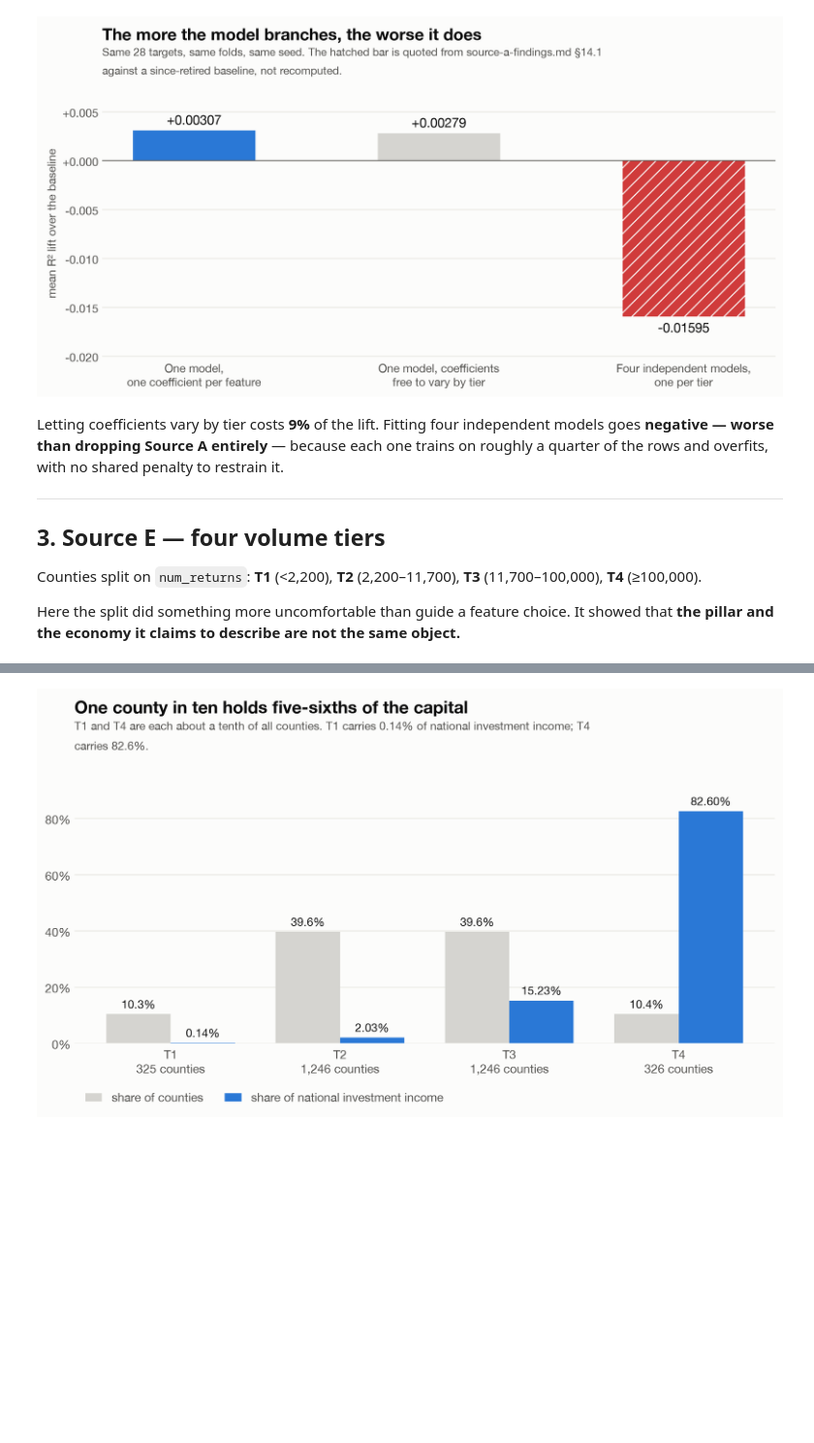
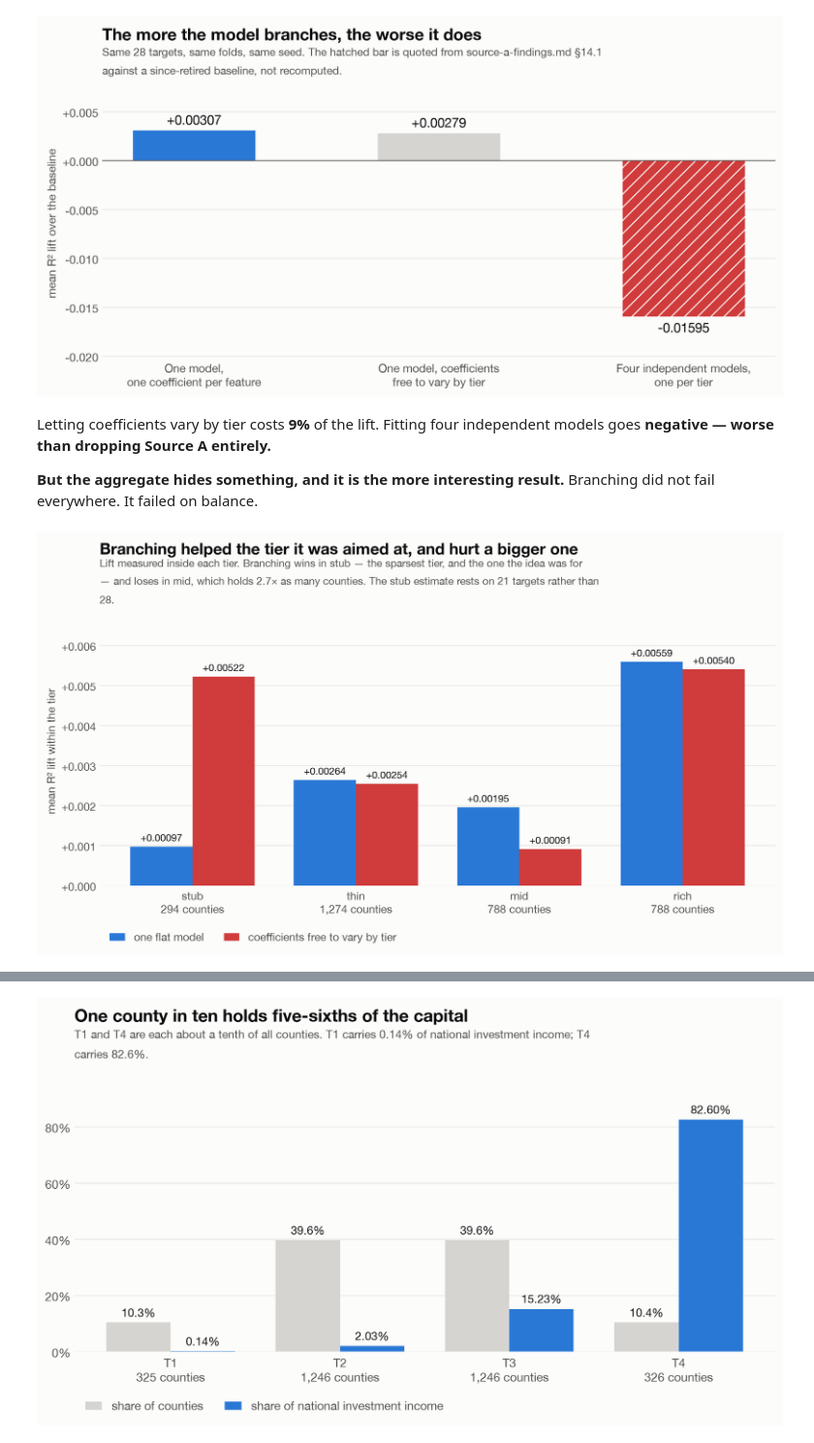
Before and after one commit to Max-Garcia-06/macro_embeddings, a Jupyter notebook: analysis-output/E_macro_pillar_worth_2026-08-13.ipynb, the cells around one changed output, grey strips where cells are left out. Shown at 97% size. Saved outputs shown, nothing was run; the diff lists cells and outputs as text; code cells hidden in the pictures; blank space fills up the shorter version.

```diff
--- a/analysis-output/E_macro_pillar_worth_2026-08-13.ipynb
+++ b/analysis-output/E_macro_pillar_worth_2026-08-13.ipynb
@@ -306,19 +306,39 @@ style(ax,
 plt.show()
 # %% [output]
 [figure]
-# %% [markdown]
-Letting coefficients vary by tier costs **9%** of the lift. Fitting four
-independent models goes **negative — worse than dropping Source A entirely** —
-because each one trains on roughly a quarter of the rows and overfits, with no
-shared penalty to restrain it.
-
----
-
-## 3. Source E — four volume tiers
-
-Counties split on `num_returns`: **T1** (<2,200), **T2** (2,200–11,700), **T3**
-(11,700–100,000), **T4** (≥100,000).
-
-Here the split did something more uncomfortable than guide a feature choice. It
-showed that **the pillar and the economy it claims to describe are not the same
-object.**
+# %% [markdown]
+Letting coefficients vary by tier costs **9%** of the lift. Fitting four
+independent models goes **negative — worse than dropping Source A entirely.**
+
+**But the aggregate hides something, and it is the more interesting result.**
+Branching did not fail everywhere. It failed on balance.
+# %%
+by_tier = pd.read_csv(OUTPUTS / "source_a_representation_by_tier.csv")
+pair = (by_tier[by_tier["variant"].isin(["extracted_sections", "sections_x_tier"])]
+        .groupby(["variant", "tier"])["lift"].mean().unstack())
+tiers = [t for t in A_TIERS if t in pair.columns]
+flat = [pair.loc["extracted_sections", t] for t in tiers]
+crossed = [pair.loc["sections_x_tier", t] for t in tiers]
+n_by_tier = [asec["by_tier"][t]["n_counties"] for t in tiers]
+
+x = np.arange(len(tiers))
+w = 0.38
+fig, ax = plt.subplots(figsize=(11.5, 4.6))
+ax.bar(x - w / 2, flat, w, color=BLUE, label="one flat model")
+ax.bar(x + w / 2, crossed, w, color=CRITICAL, label="coefficients free to vary by tier")
+ax.set_xticks(x)
+ax.set_xticklabels([f"{t}\n{n:,} counties" for t, n in zip(tiers, n_by_tier)])
+ax.set_ylim(0, max(flat + crossed) * 1.2)
+label_bars(ax, x - w / 2, flat, "{:+.5f}", size=9.5)
+label_bars(ax, x + w / 2, crossed, "{:+.5f}", size=9.5)
+ax.yaxis.set_major_formatter(FuncFormatter(lambda v, _: f"{v:+.3f}"))
+ax.set_ylabel("mean R² lift within the tier", fontsize=10.5, color=INK2)
+style(ax,
+      "Branching helped the tier it was aimed at, and hurt a bigger one",
+      "Lift measured inside each tier. Branching wins in stub — the sparsest tier, "
+      "and the one the idea was for — and loses in mid, which holds 2.7× as many "
+      "counties. The stub estimate rests on 21 targets rather than 28.",
+      legend=True)
+plt.show()
+# %% [output]
+[figure, added]
```
Also changed, not shown: parts of 5 cells of this notebook, 1 other file.
